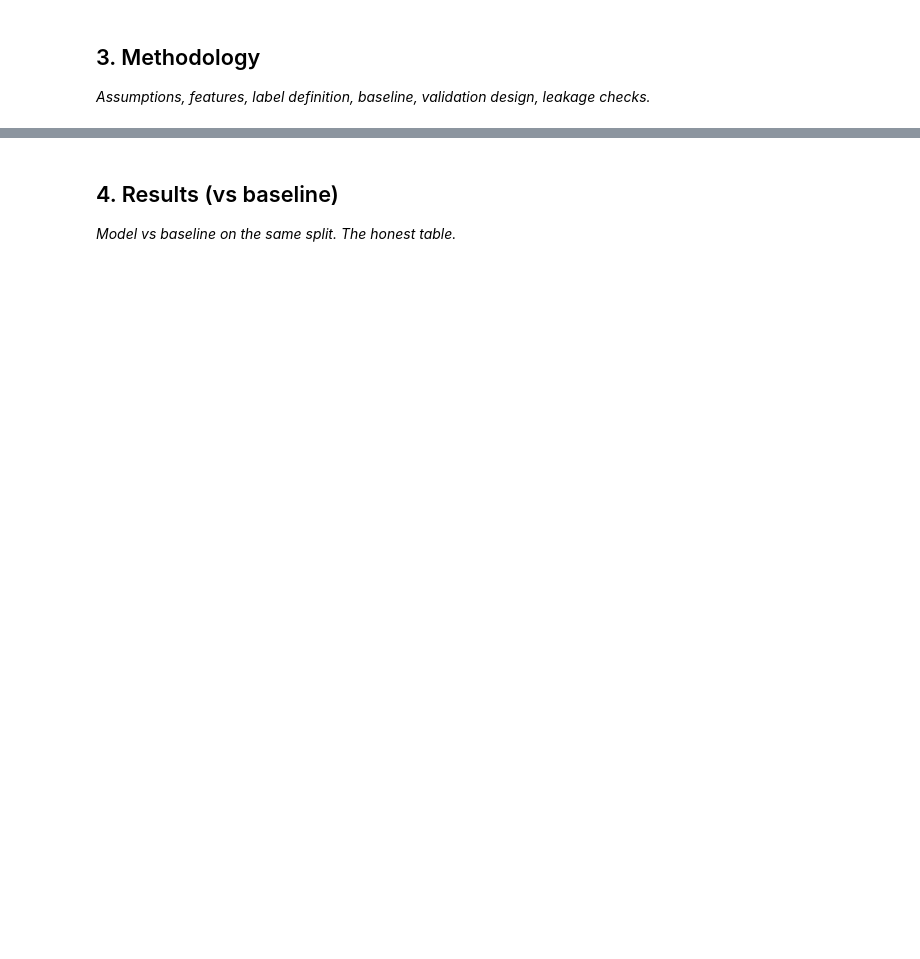
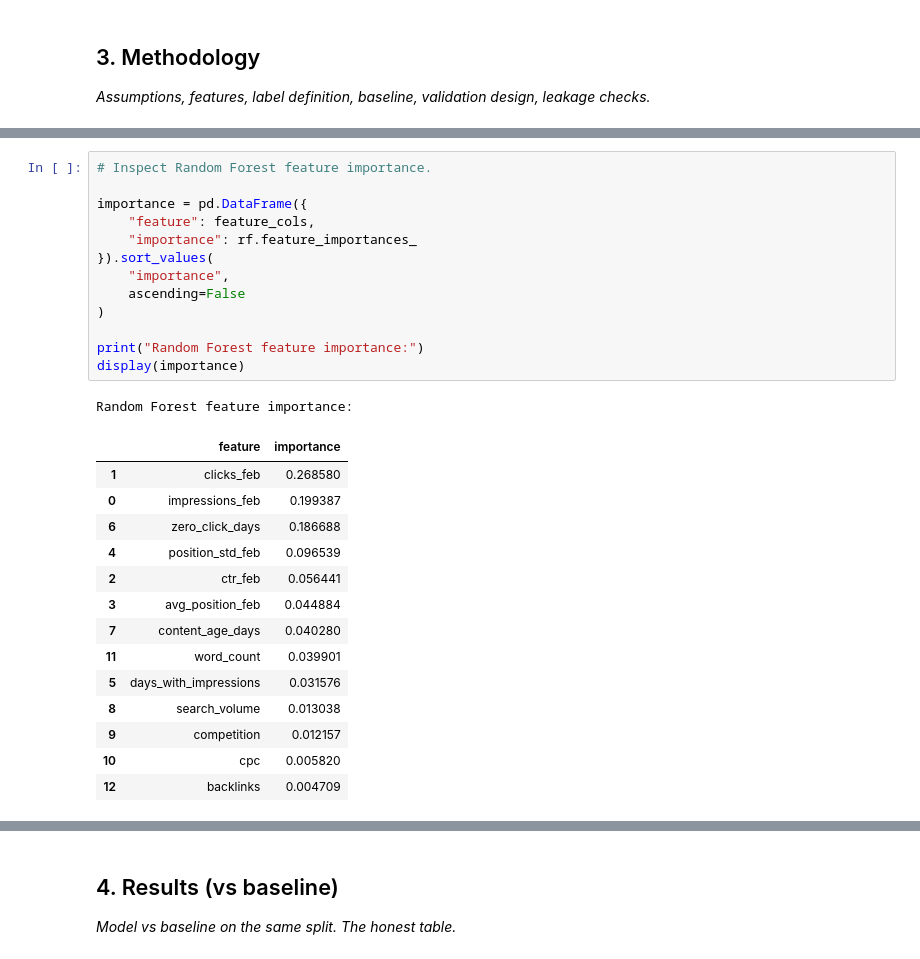
Before and after one commit to deeepanshchandra/flyrank-aiml-internship, a Jupyter notebook: work/notebooks/capstone.ipynb, the cells around one changed output, grey strips where cells are left out. Cells and saved outputs as stored; diff of their text form; blank space fills up the shorter version.

```diff
--- a/work/notebooks/capstone.ipynb
+++ b/work/notebooks/capstone.ipynb
@@ -20,0 +538,29 @@ This skeleton is yours to fill. Work the sections **in order** — each one has
+# %%
+# Inspect Random Forest feature importance.
+
+importance = pd.DataFrame({
+    "feature": feature_cols,
+    "importance": rf.feature_importances_
+}).sort_values(
+    "importance",
+    ascending=False
+)
+
+print("Random Forest feature importance:")
+display(importance)
+# %% [output]
+Random Forest feature importance:
+|  | feature | importance |
+| 1 | clicks_feb | 0.268580 |
+| 0 | impressions_feb | 0.199387 |
+| 6 | zero_click_days | 0.186688 |
+| 4 | position_std_feb | 0.096539 |
+| 2 | ctr_feb | 0.056441 |
+| 3 | avg_position_feb | 0.044884 |
+| 7 | content_age_days | 0.040280 |
+| 11 | word_count | 0.039901 |
+| 5 | days_with_impressions | 0.031576 |
+| 8 | search_volume | 0.013038 |
+| 9 | competition | 0.012157 |
+| 10 | cpc | 0.005820 |
+| 12 | backlinks | 0.004709 |
```
Also changed, not shown: parts of 21 cells of this notebook.
